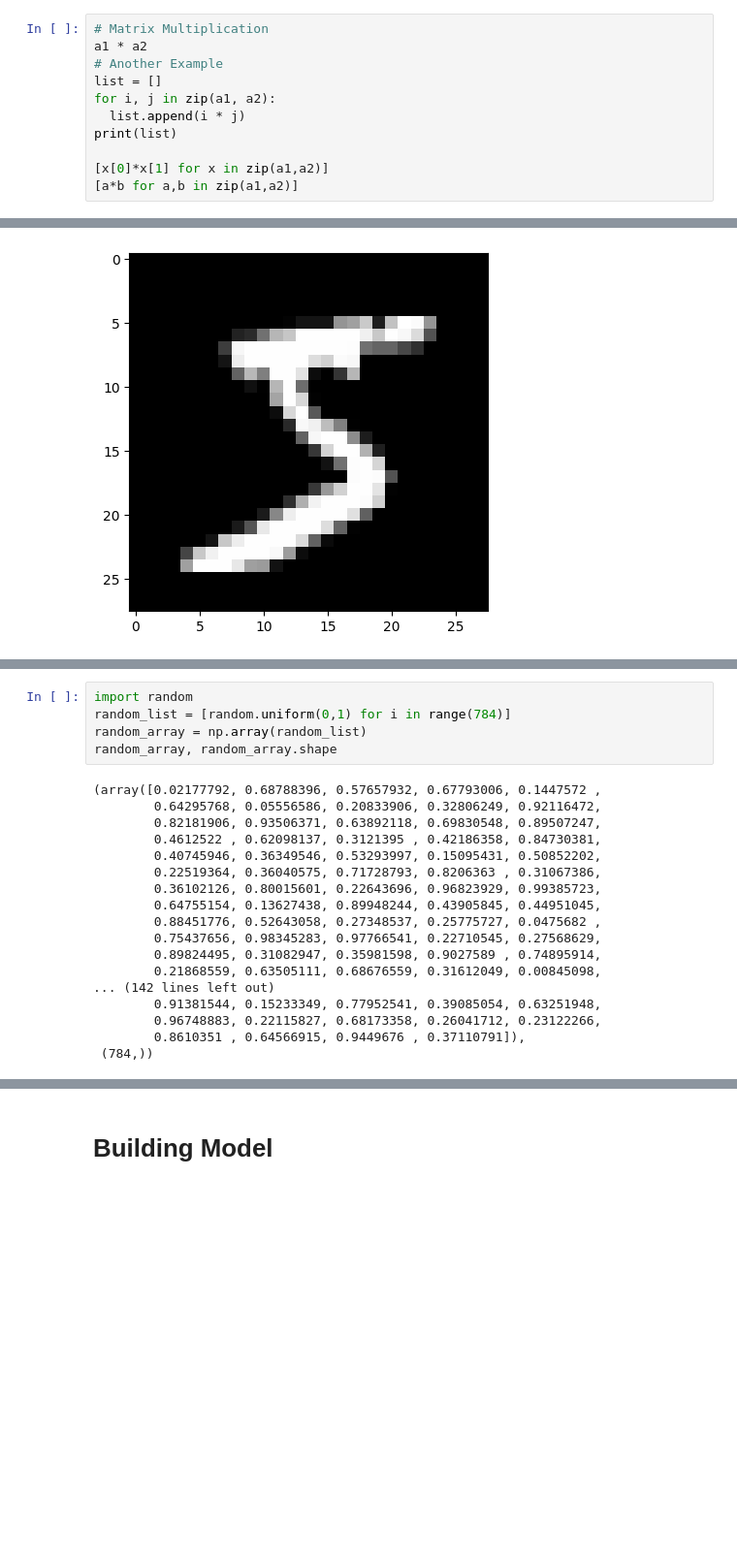
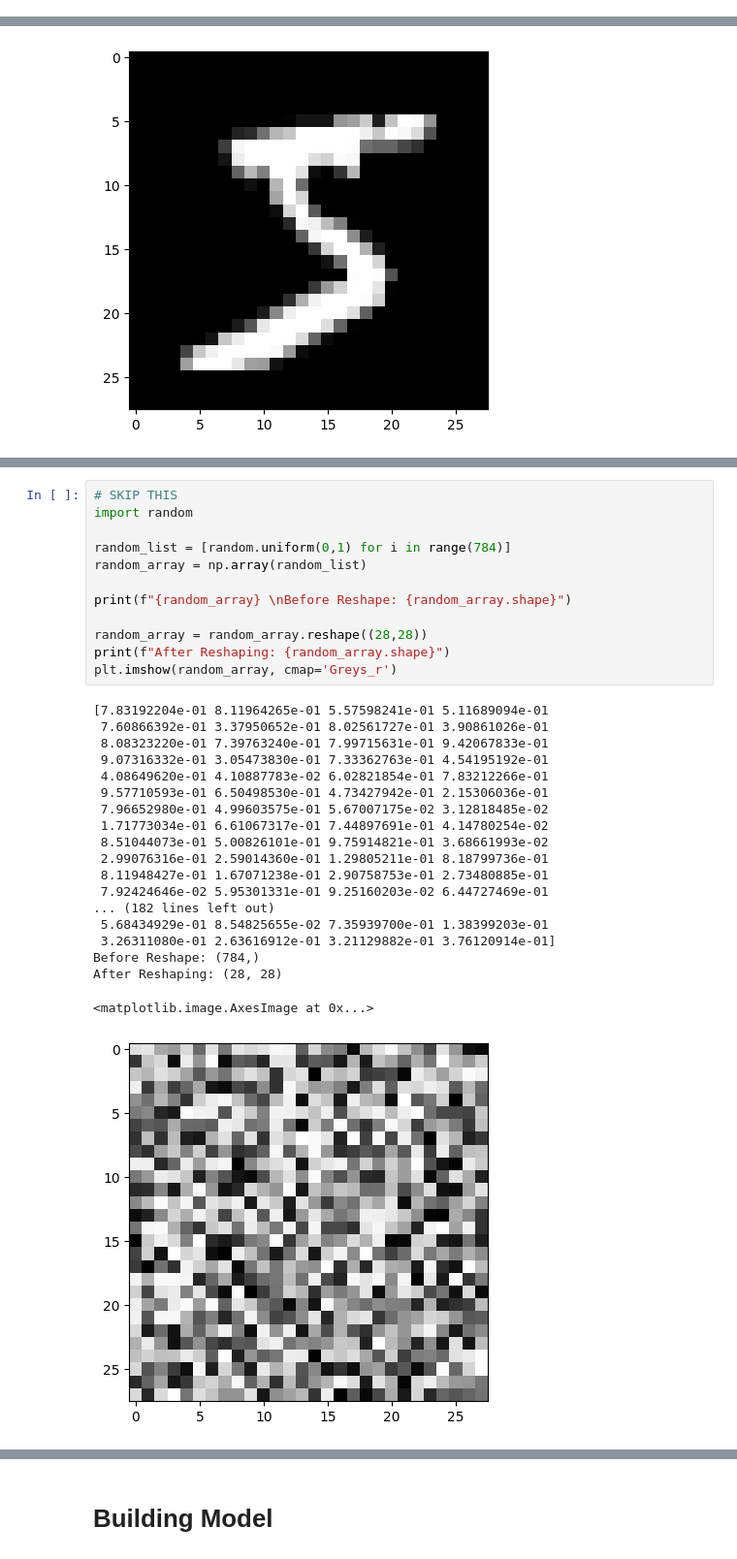
Before and after one commit to stampixel/But-How-Does-Training-a-Neural-Network-Actually-Work-, a Jupyter notebook: MNIST (Comments).ipynb, the cells around one changed output, grey strips where cells are left out. Shown at 97% size. Drawn from its saved outputs; the diff is of its cells as text; blank space fills up the shorter version.

```diff
--- a/MNIST (Comments).ipynb
+++ b/MNIST (Comments).ipynb
@@ -90,11 +47,0 @@ a2 = np.array([4, 5, 6])
-# %%
-# Matrix Multiplication
-a1 * a2
-# Another Example
-list = []
-for i, j in zip(a1, a2):
-  list.append(i * j)
-print(list)
-
-[x[0]*x[1] for x in zip(a1,a2)]
-[a*b for a,b in zip(a1,a2)]
@@ -161,25 +108,34 @@ Counter({5: 5421,
          7: 6265,
          8: 5851})
 # %%
+# SKIP THIS
 import random
+
 random_list = [random.uniform(0,1) for i in range(784)]
 random_array = np.array(random_list)
-random_array, random_array.shape
+
+print(f"{random_array} \nBefore Reshape: {random_array.shape}")
+
+random_array = random_array.reshape((28,28))
+print(f"After Reshaping: {random_array.shape}")
+plt.imshow(random_array, cmap='Greys_r')
 # %% [output]
-(array([0.02177792, 0.68788396, 0.57657932, 0.67793006, 0.1447572 ,
-        0.64295768, 0.05556586, 0.20833906, 0.32806249, 0.92116472,
-        0.82181906, 0.93506371, 0.63892118, 0.69830548, 0.89507247,
-        0.4612522 , 0.62098137, 0.3121395 , 0.42186358, 0.84730381,
-        0.40745946, 0.36349546, 0.53293997, 0.15095431, 0.50852202,
-        0.22519364, 0.36040575, 0.71728793, 0.8206363 , 0.31067386,
-        0.36102126, 0.80015601, 0.22643696, 0.96823929, 0.99385723,
-        0.64755154, 0.13627438, 0.89948244, 0.43905845, 0.44951045,
-        0.88451776, 0.52643058, 0.27348537, 0.25775727, 0.0475682 ,
-        0.75437656, 0.98345283, 0.97766541, 0.22710545, 0.27568629,
-        0.89824495, 0.31082947, 0.35981598, 0.9027589 , 0.74895914,
-        0.21868559, 0.63505111, 0.68676559, 0.31612049, 0.00845098,
-... (142 lines left out)
-        0.91381544, 0.15233349, 0.77952541, 0.39085054, 0.63251948,
-        0.96748883, 0.22115827, 0.68173358, 0.26041712, 0.23122266,
-        0.8610351 , 0.64566915, 0.9449676 , 0.37110791]),
- (784,))
+[7.83192204e-01 8.11964265e-01 5.57598241e-01 5.11689094e-01
+ 7.60866392e-01 3.37950652e-01 8.02561727e-01 3.90861026e-01
+ 8.08323220e-01 7.39763240e-01 7.99715631e-01 9.42067833e-01
+ 9.07316332e-01 3.05473830e-01 7.33362763e-01 4.54195192e-01
+ 4.08649620e-01 4.10887783e-02 6.02821854e-01 7.83212266e-01
+ 9.57710593e-01 6.50498530e-01 4.73427942e-01 2.15306036e-01
+ 7.96652980e-01 4.99603575e-01 5.67007175e-02 3.12818485e-02
+ 1.71773034e-01 6.61067317e-01 7.44897691e-01 4.14780254e-02
+ 8.51044073e-01 5.00826101e-01 9.75914821e-01 3.68661993e-02
+ 2.99076316e-01 2.59014360e-01 1.29805211e-01 8.18799736e-01
+ 8.11948427e-01 1.67071238e-01 2.90758753e-01 2.73480885e-01
+ 7.92424646e-02 5.95301331e-01 9.25160203e-02 6.44727469e-01
+... (182 lines left out)
+ 5.68434929e-01 8.54825655e-02 7.35939700e-01 1.38399203e-01
+ 3.26311080e-01 2.63616912e-01 3.21129882e-01 3.76120914e-01]
+Before Reshape: (784,)
+After Reshaping: (28, 28)
+<matplotlib.image.AxesImage at 0x...>
+[figure, added]
```
Also changed, not shown: parts of 34 cells of this notebook, 1 other file.
